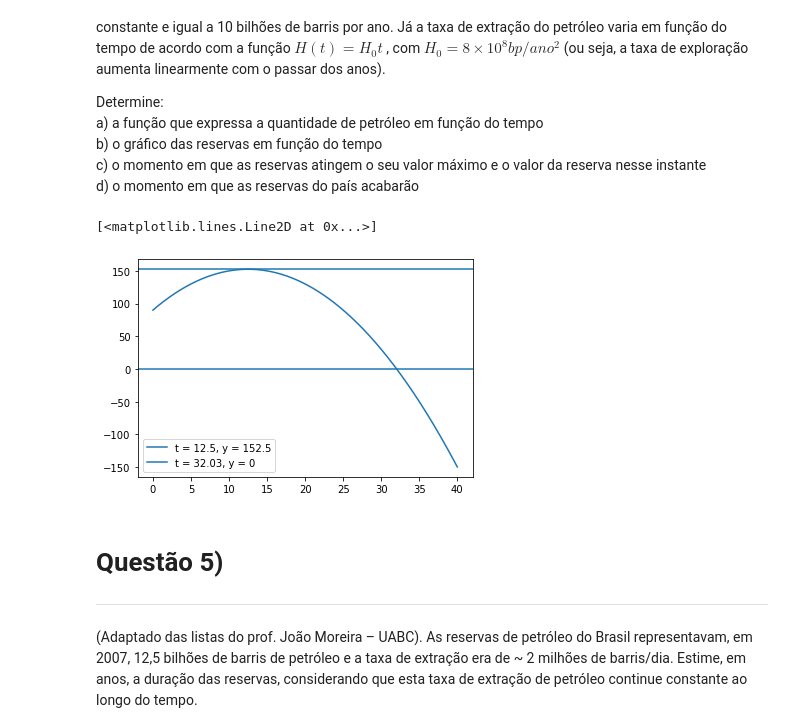
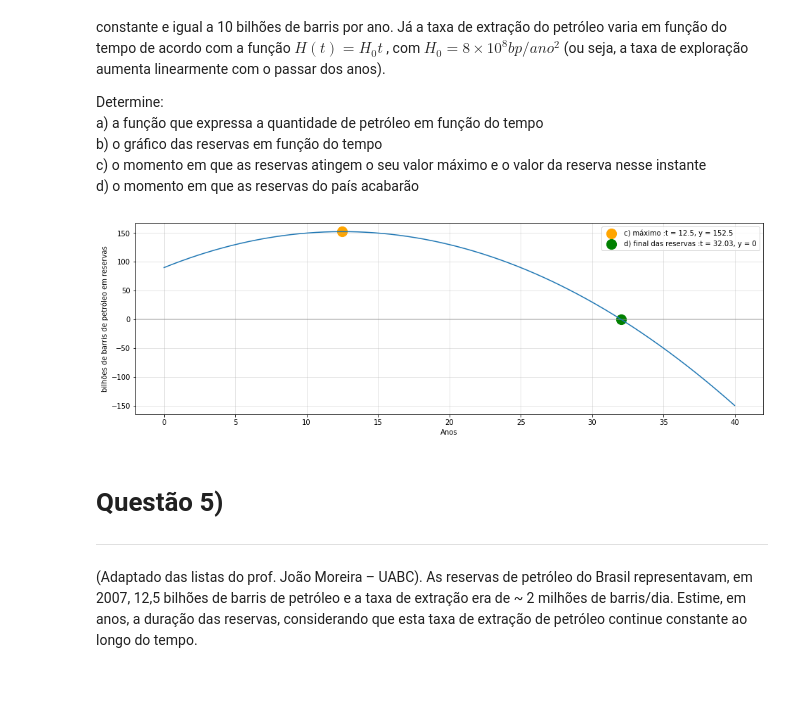
Before and after one commit to kisukegremory/EMS2021Q1, a Jupyter notebook: kernels/Lista 1.ipynb, the cells around one changed output. Cells and saved outputs as stored; diff of their text form; code cells hidden in the pictures; blank space fills up the shorter version.

```diff
--- a/kernels/Lista 1.ipynb
+++ b/kernels/Lista 1.ipynb
@@ -111,13 +110,21 @@ d) o momento em que as reservas do país acabarão
 # %%
 t = np.arange(0,40,0.01)
 r = 90 + 10*t - 0.4*t**2
-plt.axhline(max(r),label=f"t = {t[np.argmax(r)]}, y = {max(r)}")
-plt.axhline(0,label=f"t = {t[np.argmin(r**2)]}, y = {0}")
+plt.figure(figsize=(16,5))
+plt.scatter(t[np.argmax(r)],max(r),label=f"c) máximo :t = {t[np.argmax(r)]}, y = {max(r).round(2)}",color='orange',s=200)
+plt.scatter(t[np.argmin(r**2)],0,label=f"d) final das reservas :t = {t[np.argmin(r**2)]}, y = {0}",color='green',s=200)
+plt.axhline(0,color='grey',alpha=0.4)
 plt.legend()
 plt.plot(t,r)
+
+
+plt.legend()
+plt.ylabel("bilhões de barris de petróleo em reservas")
+plt.xlabel("Anos")
+plt.grid(alpha=0.4)
+plt.show()
 # %% [output]
-[<matplotlib.lines.Line2D at 0x...>]
-[figure, old version]
+[figure, new version]
 # %% [markdown]
 #  Questão 5)
 ---
```
Also changed, not shown: parts of 6 cells of this notebook, 4 other files.
